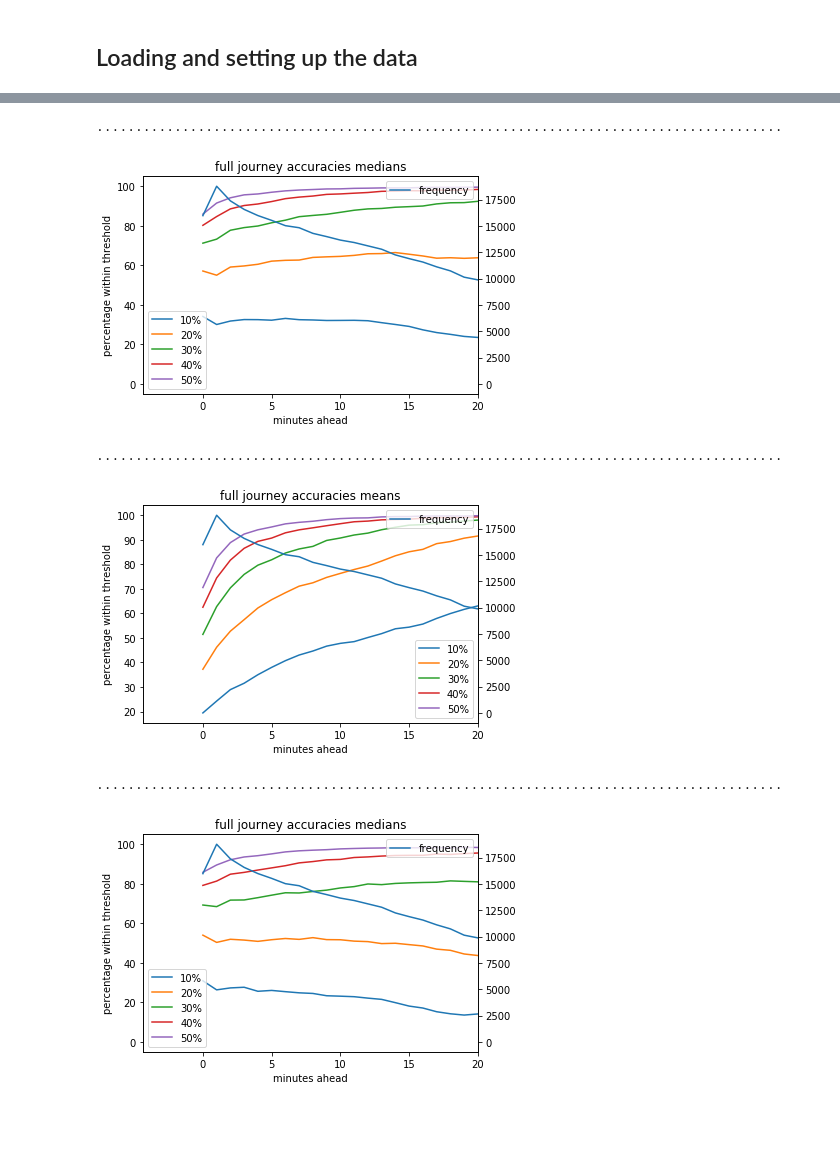
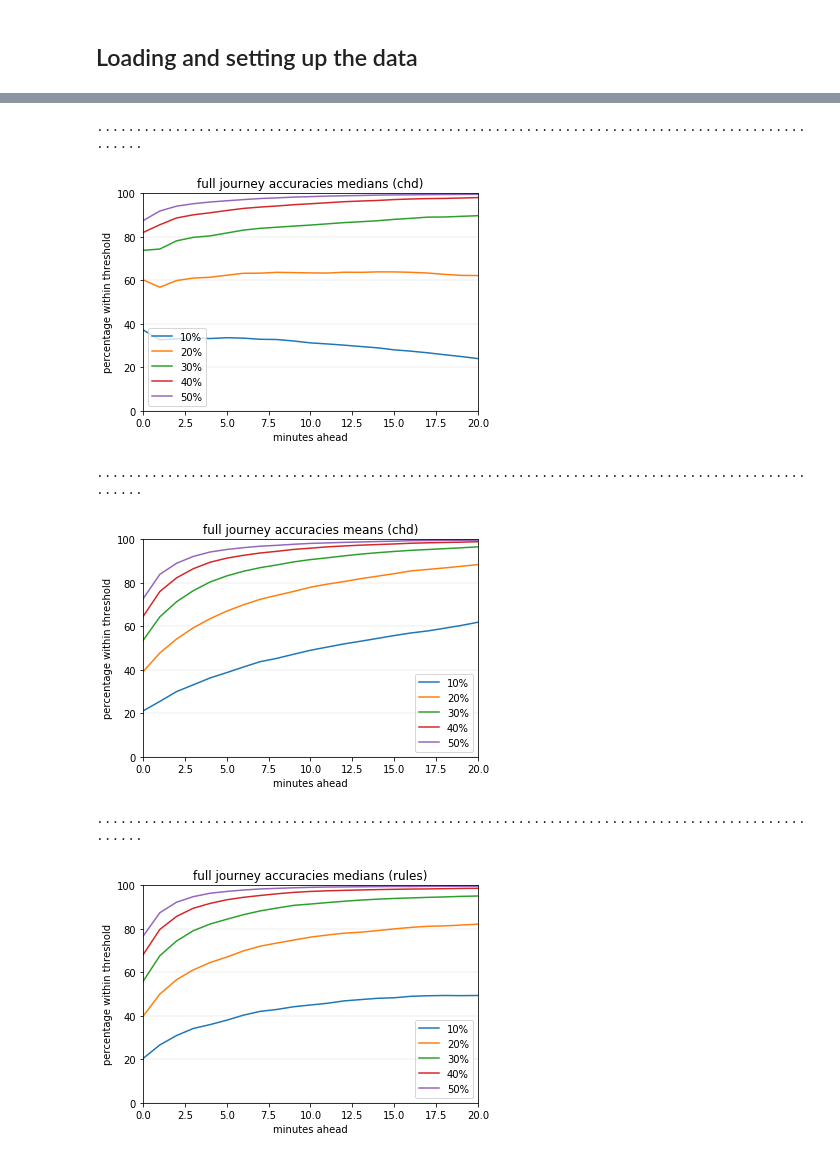
Before and after one commit to gingertom/buses, a Jupyter notebook: Data Exploration/Building long term chains.ipynb, the cells around one changed output, grey strips where cells are left out. Drawn from its saved outputs; the diff is of its cells as text; code cells hidden in the pictures; blank space fills up the shorter version.

```diff
--- a/Data Exploration/Building long term chains.ipynb
+++ b/Data Exploration/Building long term chains.ipynb
@@ -19,6 +19,6 @@ se = feather.read_dataframe("../data_files/B/once/75days/stop_events_with_geo_tr
 se = se.set_index(se.columns[0])
 # %%
-se_min = se.iloc[0:10000, :]
+se_min = se.iloc[0:100000, :]
 # %%
 predict_array_median_chd = np.empty((se_min.shape[0],140)).astype(float)
 predict_array_median_chd[:] = np.nan
@@ -26,11 +26,17 @@ predict_array_median_chd[:] = np.nan
 predict_array_mean_chd = np.empty((se_min.shape[0],140)).astype(float)
 predict_array_mean_chd[:] = np.nan
 
-predict_array_median_c = np.empty((se_min.shape[0],140)).astype(float)
-predict_array_median_c[:] = np.nan
+# predict_array_median_c = np.empty((se_min.shape[0],140)).astype(float)
+# predict_array_median_c[:] = np.nan
 
-predict_array_mean_c = np.empty((se_min.shape[0],140)).astype(float)
-predict_array_mean_c[:] = np.nan
+# predict_array_mean_c = np.empty((se_min.shape[0],140)).astype(float)
+# predict_array_mean_c[:] = np.nan
+
+predict_array_median_rules = np.empty((se_min.shape[0],140)).astype(float)
+predict_array_median_rules[:] = np.nan
+
+predict_array_mean_rules = np.empty((se_min.shape[0],140)).astype(float)
+predict_array_mean_rules[:] = np.nan
 
 actual_array = np.empty((se_min.shape[0],140)).astype(float)
 actual_array[:] = np.nan
@@ -57,9 +63,13 @@ for name, run in tqdm(runs):
 
         predict_array_mean_chd[run.iloc[i:].index,i*2:i*2+2] = run.iloc[:run_length-i][['mean_durations_by_segment_code_and_hour_and_day', 'mean_dwell_prev_by_stop_code_and_hour_and_day']]
 
-        predict_array_median_c[run.iloc[i:].index,i*2:i*2+2] = run.iloc[:run_length-i][['median_durations_by_segment_code', 'median_dwell_prev_durations_by_stop_code']]
+#         predict_array_median_c[run.iloc[i:].index,i*2:i*2+2] = run.iloc[:run_length-i][['median_durations_by_segment_code', 'median_dwell_prev_durations_by_stop_code']]
 
-        predict_array_mean_c[run.iloc[i:].index,i*2:i*2+2] = run.iloc[:run_length-i][['mean_durations_by_segment_code', 'mean_dwell_prev_durations_by_stop_code']]
+#         predict_array_mean_c[run.iloc[i:].index,i*2:i*2+2] = run.iloc[:run_length-i][['mean_durations_by_segment_code', 'mean_dwell_prev_durations_by_stop_code']]
+
+        predict_array_median_rules[run.iloc[i:].index,i*2:i*2+2] = run.iloc[:run_length-i][['mean_durations_by_segment_code', 'dwell_predict_rules_median']]
+
+        predict_array_mean_rules[run.iloc[i:].index,i*2:i*2+2] = run.iloc[:run_length-i][['mean_durations_by_segment_code', 'dwell_predict_rules_mean']]
 
         actual_array[run.iloc[i:].index,i*2:i*2+2] = run.iloc[:run_length-i][['segment_duration', 'dwell_duration_prev']]
 # %% [output]
@@ -127,14 +137,16 @@ def show_accuracy_minutes(predict, actual, title):
     plt.ylabel("percentage within threshold")
     plt.legend()
     plt.title(title)
-    plt.xlim(right=20)
+    plt.xlim(0,20)
+    plt.ylim(0,100)
+    plt.gca().yaxis.grid(True, linewidth="0.2")
 
-    ax = plt.gca()
+#     ax = plt.gca()
 
-    ax2 = ax.twinx()
-    ax2.plot(frequency, label="frequency")
-#     ax2.yscale("log")
-    ax2.legend()
+#     ax2 = ax.twinx()
+#     ax2.plot(frequency, label="frequency")
+# #     ax2.yscale("log")
+#     ax2.legend()
 
 
     plt.show()
@@ -147,18 +174,18 @@ actual_array_cum = np.cumsum(actual_array, axis=1)
 # %%
 actual_array_cum = np.clip(actual_array_cum, 0, 2*60*60)
 # %%
-show_accuracy_minutes(predict_array_median_chd_cum, actual_array_cum, "full journey accuracies medians")
+show_accuracy_minutes(predict_array_median_chd_cum, actual_array_cum, "full journey accuracies medians (chd)")
 # %% [output]
-........................................................................................
+.................................................................................................
-[figure, old version]
+[figure, new version]
 # %%
-show_accuracy_minutes(predict_array_mean_chd_cum, actual_array_cum, "full journey accuracies means")
+show_accuracy_minutes(predict_array_mean_chd_cum, actual_array_cum, "full journey accuracies means (chd)")
 # %% [output]
-........................................................................................
+.................................................................................................
-[figure, old version]
+[figure, new version]
 # %%
-show_accuracy_minutes(predict_array_median_c_cum, actual_array_cum, "full journey accuracies medians")
+show_accuracy_minutes(predict_array_median_rules_cum, actual_array_cum, "full journey accuracies medians (rules)")
 # %% [output]
-........................................................................................
+.................................................................................................
-[figure, old version]
+[figure, new version]
 # %%
```
Also changed, not shown: parts of 16 cells of this notebook.
